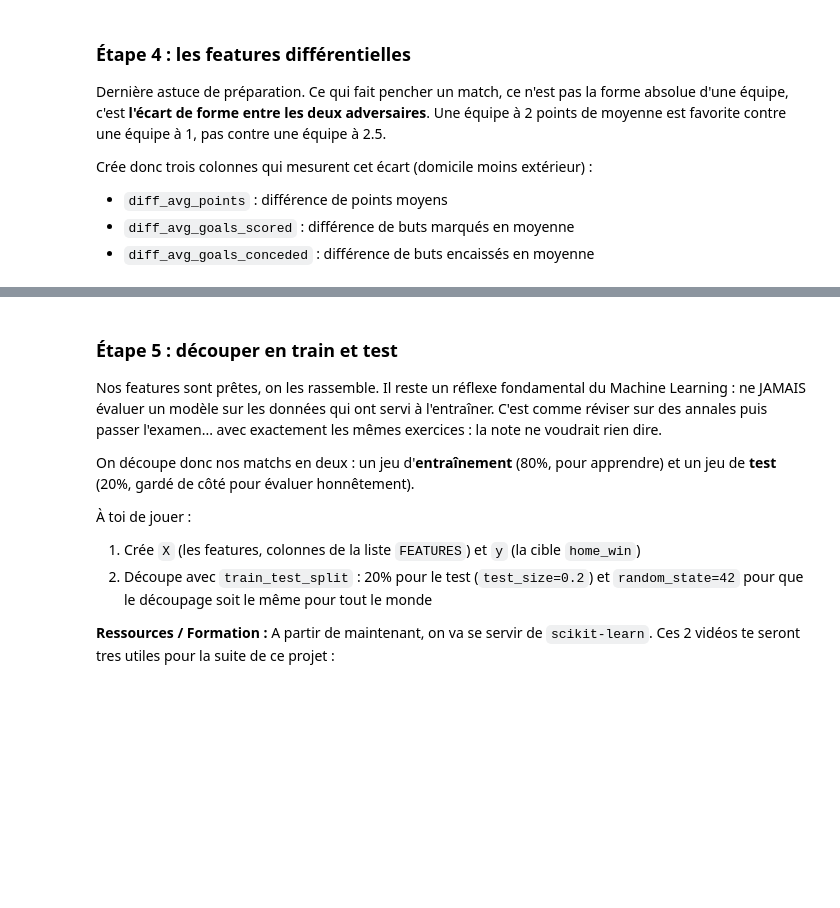
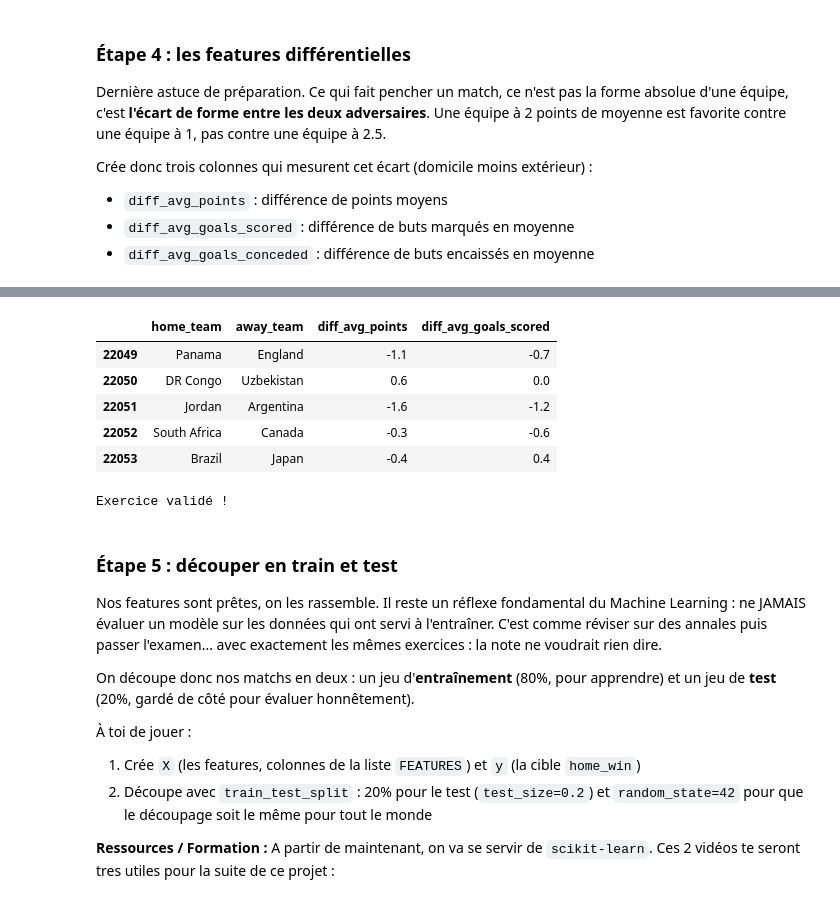
Before and after one commit to jandreolli/Cahier-vacances-ia-data-2026, a Jupyter notebook: Projet_02/projet_02.ipynb, the cells around one changed output, grey strips where cells are left out. Cells and saved outputs as stored; diff of their text form; code cells hidden in the pictures; blank space fills up the shorter version.

```diff
--- a/Projet_02/projet_02.ipynb
+++ b/Projet_02/projet_02.ipynb
@@ -407,15 +455,27 @@ Crée donc trois colonnes qui mesurent cet écart (domicile moins extérieur) :
 # %%
 ### START CODE HERE ###
+
+data["diff_avg_points"] = data["home_avg_points"] - data["away_avg_points"]
+data["diff_avg_goals_scored"] = data["home_avg_goals_scored"] - data["away_avg_goals_scored"]
+data["diff_avg_goals_conceded"] = data["home_avg_goals_conceded"] - data["away_avg_goals_conceded"]
 
 ### END CODE HERE ###
 
 display(data[["home_team", "away_team", "diff_avg_points", "diff_avg_goals_scored"]].tail())
 
 assert data["diff_avg_points"].between(-3, 3).all(), "diff_avg_points doit rester entre -3 et 3"
 example = data.iloc[0]
 assert abs(example["diff_avg_points"] - (example["home_avg_points"] - example["away_avg_points"])) < 1e-9, \
     "diff_avg_points doit valoir home_avg_points - away_avg_points"
 print("Exercice validé !")
+# %% [output]
+|  | home_team | away_team | diff_avg_points | diff_avg_goals_scored |
+| 22049 | Panama | England | -1.1 | -0.7 |
+| 22050 | DR Congo | Uzbekistan | 0.6 | 0.0 |
+| 22051 | Jordan | Argentina | -1.6 | -1.2 |
+| 22052 | South Africa | Canada | -0.3 | -0.6 |
+| 22053 | Brazil | Japan | -0.4 | 0.4 |
+Exercice validé !
 # %% [markdown]
 ### Étape 5 : découper en train et test
 
```
Also changed, not shown: parts of 6 cells of this notebook.
